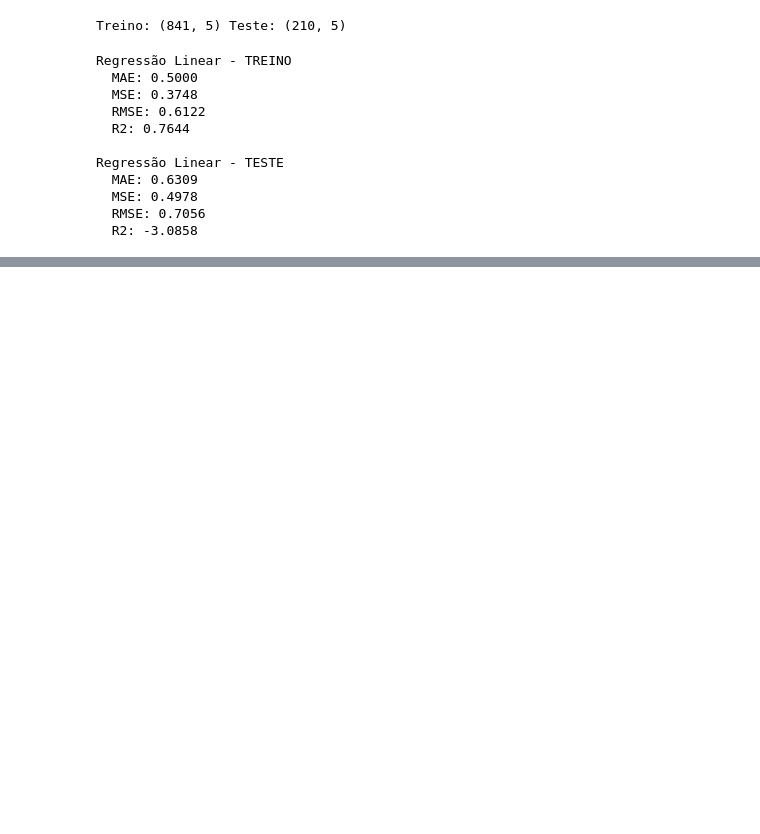
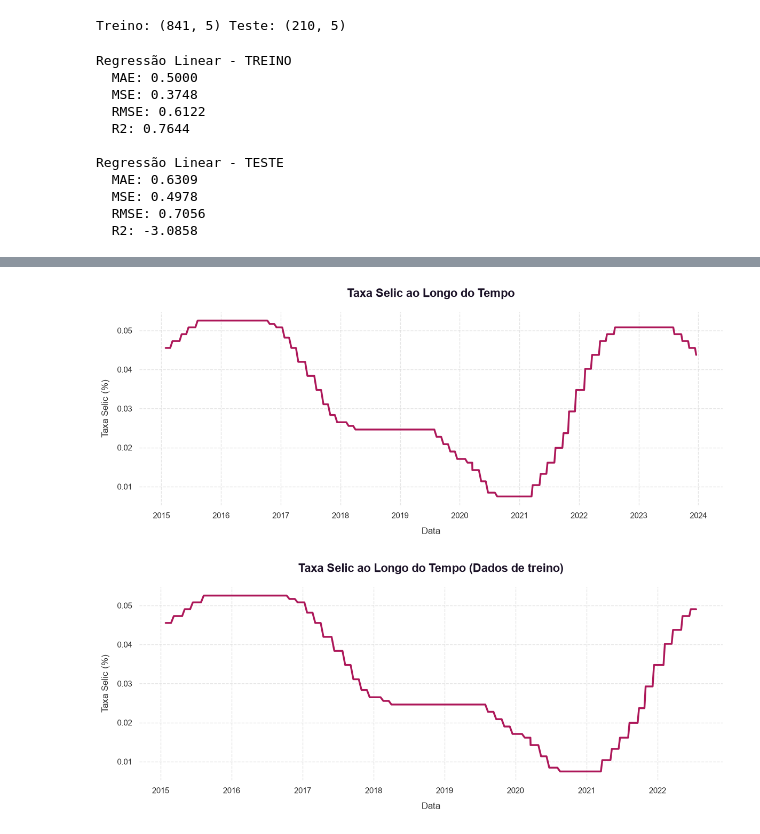
Before and after one commit to FelipeQue/brazilian-treasury-rate-prediction, a Jupyter notebook: notebooks/treasurycaster.ipynb, the cells around one changed output, grey strips where cells are left out. Saved outputs shown, nothing was run; the diff lists cells and outputs as text; code cells hidden in the pictures; blank space fills up the shorter version.

Commit message:
Add SELIC plot and analysis

```diff
--- a/notebooks/treasurycaster.ipynb
+++ b/notebooks/treasurycaster.ipynb
@@ -595,0 +577,13 @@ A SELIC atua como o piso gravitacional da taxa, mas fatores microestruturais do
+# %%
+# Plota gráfico de linha da Selic ao longo do tempo.
+
+plot_time_series(df_engineered, date_column='DATA', value_column='SELIC', title='Taxa Selic ao Longo do Tempo', xlabel='Data', ylabel='Taxa Selic (%)', filename='selic_time_series.png')
+
+# Secciona os primeiros 80% do dataframe df_selic para análise de distribuição da Selic no período de treino.
+
+df_selic_80 = df_engineered.iloc[:int(len(df_engineered) * 0.8)]
+
+plot_time_series(df_selic_80, date_column='DATA', value_column='SELIC', title='Taxa Selic ao Longo do Tempo (Dados de treino)', xlabel='Data', ylabel='Taxa Selic (%)', filename='selic_time_series_train.png')
+# %% [output]
+[figure, added]
+[figure, added]
```
Also changed, not shown: parts of 12 cells of this notebook, 3 other files.
